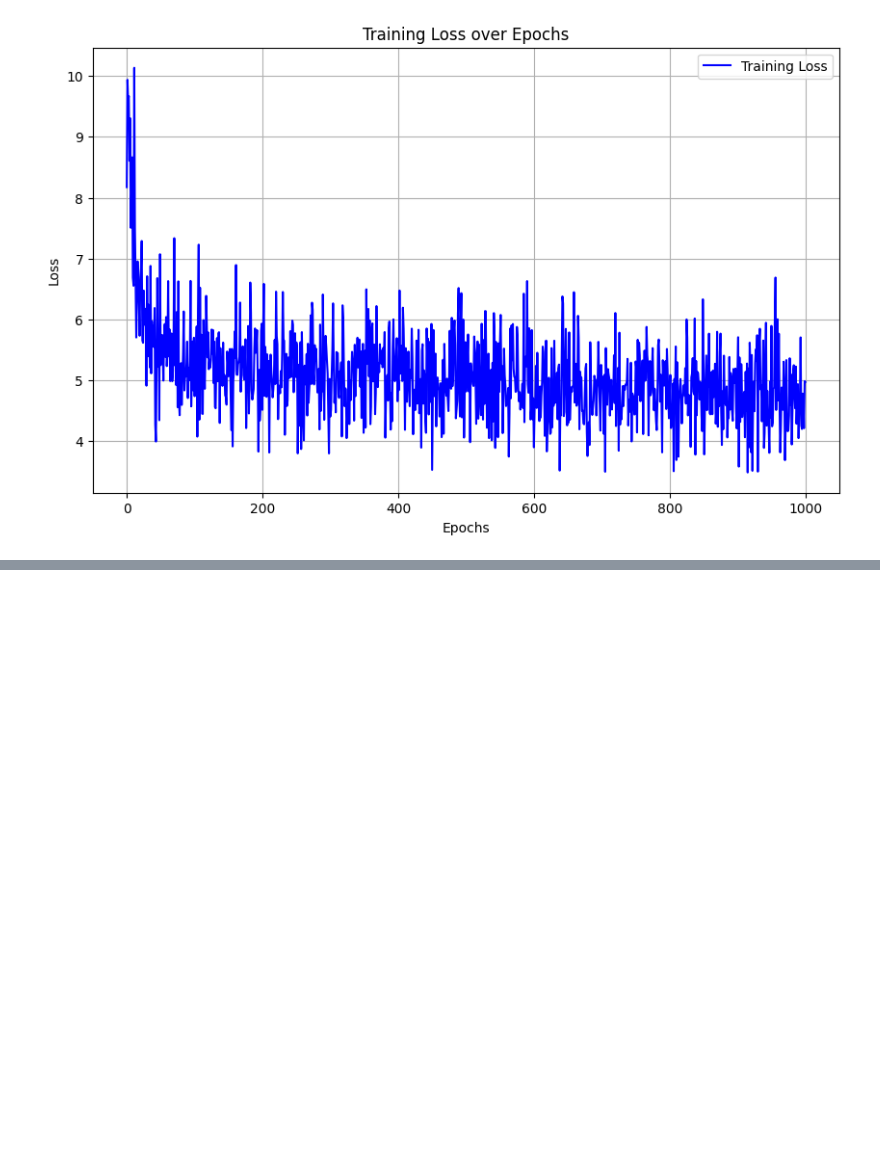
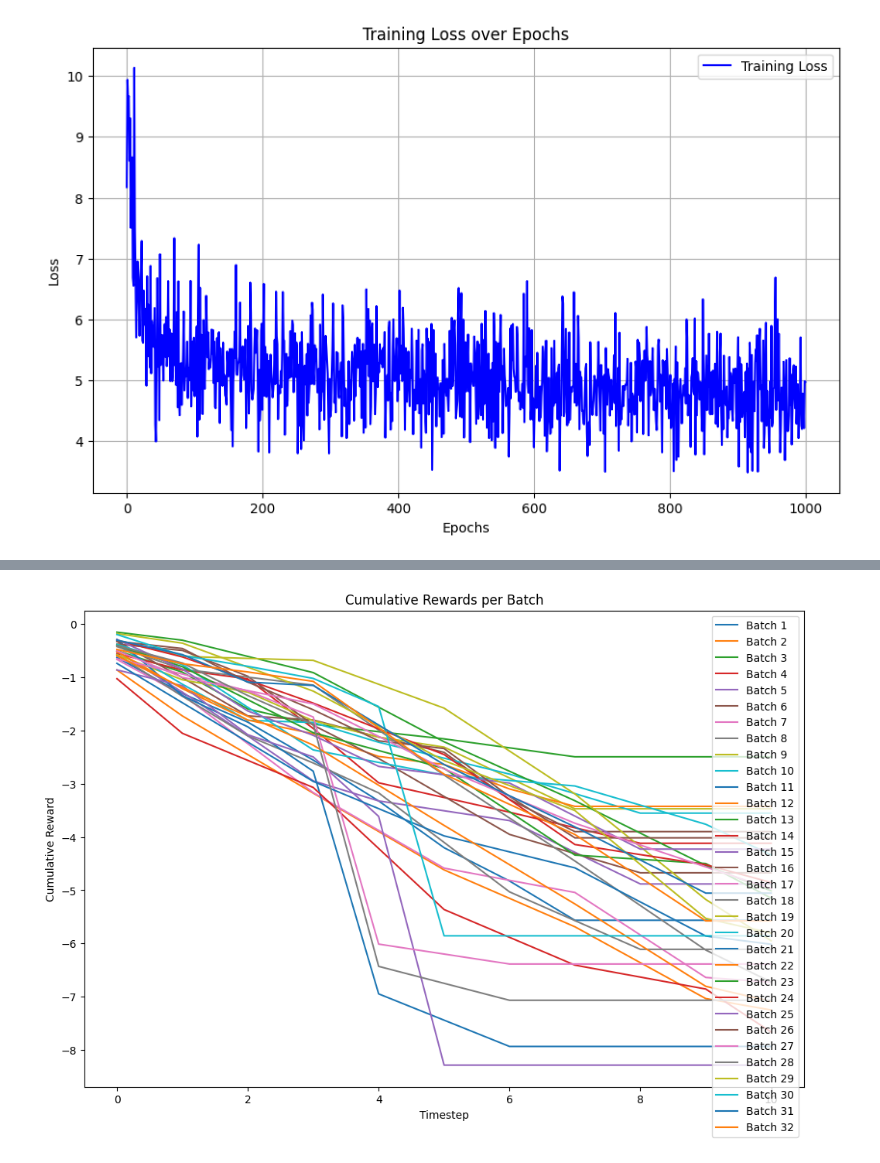
Before and after one commit to FinlayDuff/VRP-GYM-extension, a Jupyter notebook: experiments_sdp5.ipynb, the cells around one changed output, grey strips where cells are left out. Saved outputs shown, nothing was run; the diff lists cells and outputs as text; code cells hidden in the pictures; blank space fills up the shorter version.

```diff
--- a/experiments_sdp5.ipynb
+++ b/experiments_sdp5.ipynb
@@ -121,0 +144,23 @@ plt.show()
+# %%
+import torch
+import matplotlib.pyplot as plt
+
+# Assuming rewards_tensor is your batched rewards tensor
+# Sample data (Replace this with your actual rewards_tensor)
+rewards_tensor = torch.randn(10, 32)  # 10 timesteps, 32 batches
+
+# Calculate the cumulative sum of rewards for each batch
+cumulative_rewards = rewards.cumsum(dim=0)
+
+# Plotting
+plt.figure(figsize=(12, 8))
+for i in range(cumulative_rewards.shape[1]):
+    plt.plot(cumulative_rewards[:, i], label=f'Batch {i+1}')
+
+plt.title('Cumulative Rewards per Batch')
+plt.xlabel('Timestep')
+plt.ylabel('Cumulative Reward')
+plt.legend()
+plt.show()
+# %% [output]
+[figure, added]
```
Also changed, not shown: parts of 5 cells of this notebook, 3 other files.
